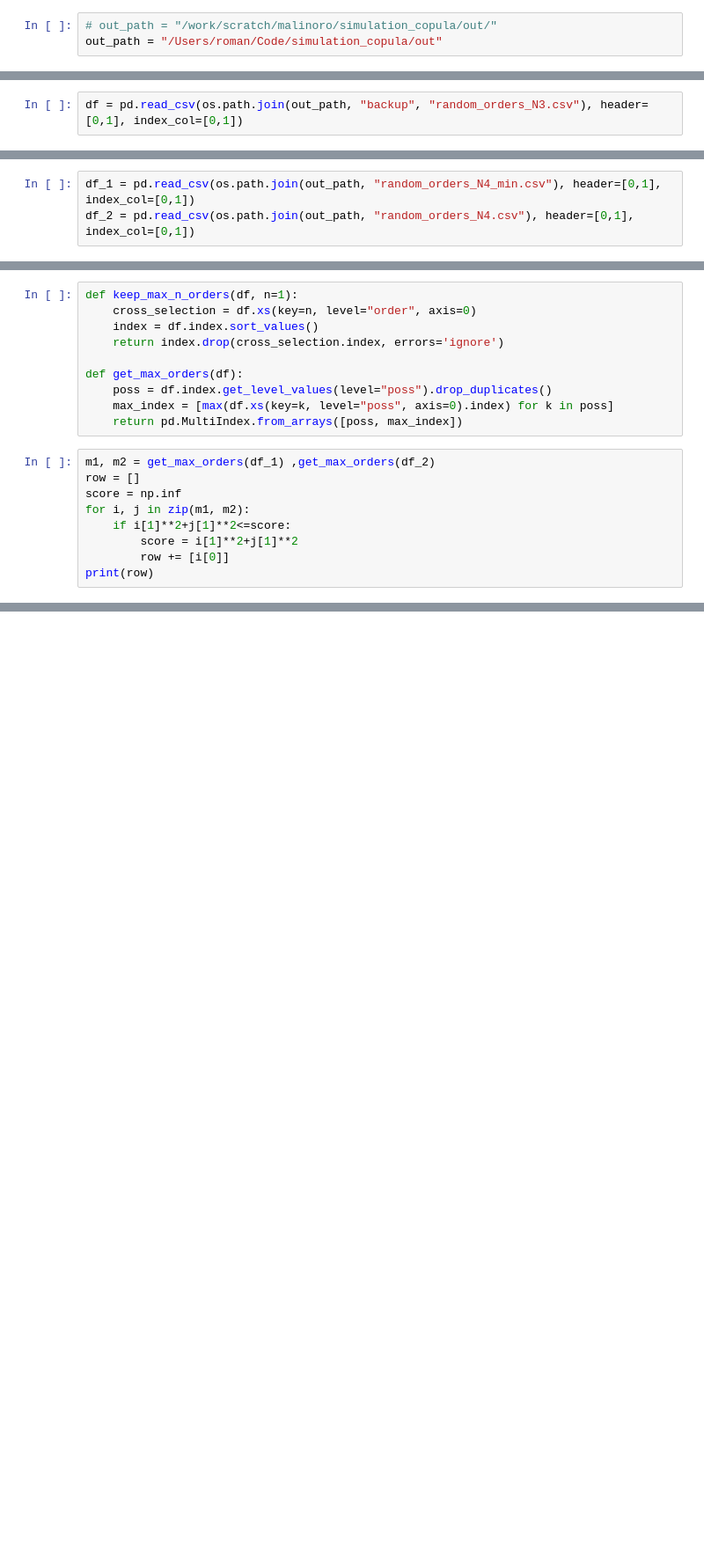
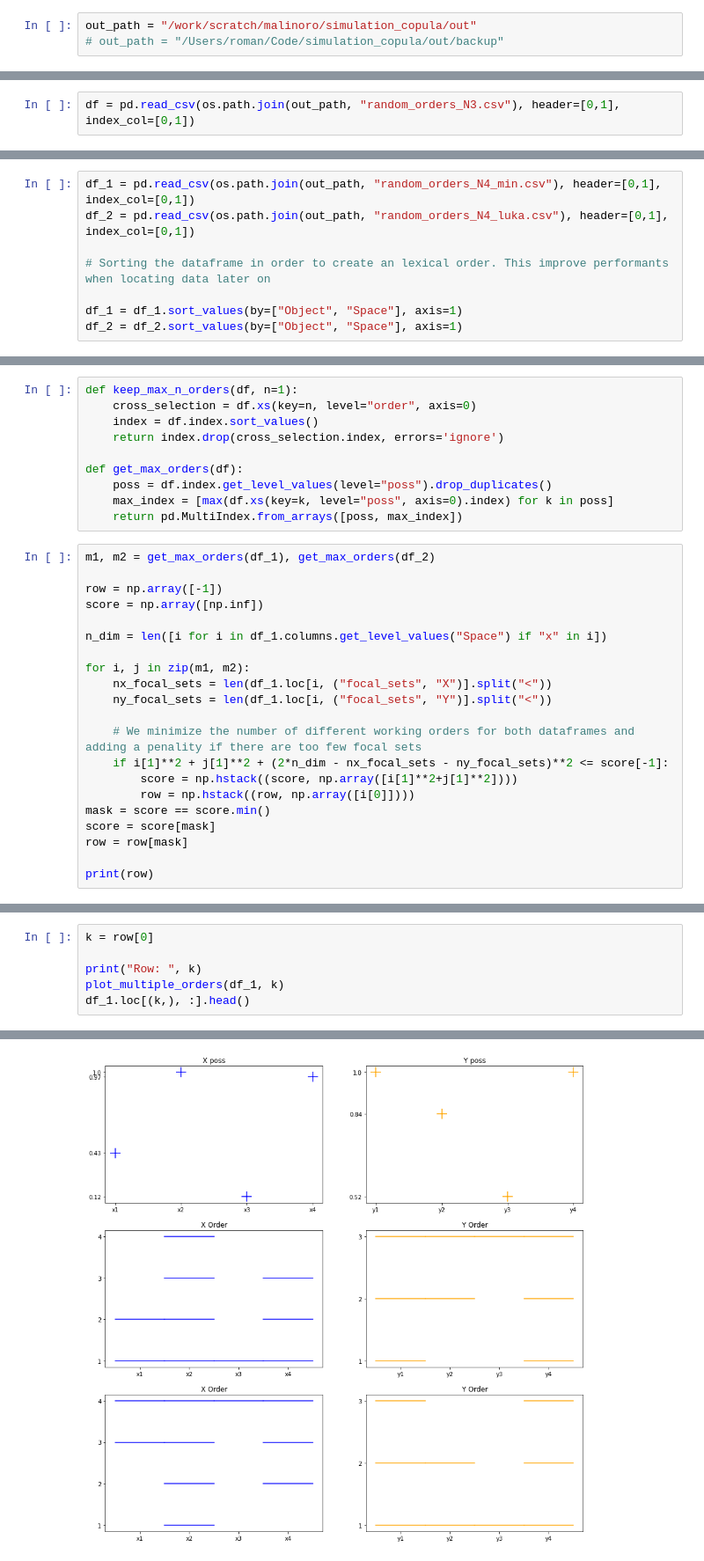
Before and after one commit to Roman-Malinowski/simulation_copula, a Jupyter notebook: dataframe_analysis.ipynb, the cells around one changed output, grey strips where cells are left out. Shown at 88% size. Saved outputs shown, nothing was run; the diff lists cells and outputs as text; blank space fills up the shorter version.

Commit message:
Checking orders for Luka and Min

```diff
--- a/dataframe_analysis.ipynb
+++ b/dataframe_analysis.ipynb
@@ -7,8 +7,8 @@ import matplotlib as mpl
 import numpy as np
 import os.path
 # %%
-# out_path = "/work/scratch/malinoro/simulation_copula/out/"
-out_path = "/Users/roman/Code/simulation_copula/out"
+out_path = "/work/scratch/malinoro/simulation_copula/out"
+# out_path = "/Users/roman/Code/simulation_copula/out/backup"
 # %% [markdown]
 ## Multiple figures
 # %%
@@ -104,7 +167,7 @@ def generator_lines(df):
         order_y = {order_y[i]: i + 1 for i in range(len(order_y))}
         yield [poss_x, poss_y, order_x, order_y]
 # %%
-df = pd.read_csv(os.path.join(out_path, "backup", "random_orders_N3.csv"), header=[0,1], index_col=[0,1])
+df = pd.read_csv(os.path.join(out_path, "random_orders_N3.csv"), header=[0,1], index_col=[0,1])
 # %%
 gen = generator_lines(df)
 
@@ -120,4 +180,9 @@ for _ in range(len(df)):
 # Analyse if df have the same possibilities
 # %%
 df_1 = pd.read_csv(os.path.join(out_path, "random_orders_N4_min.csv"), header=[0,1], index_col=[0,1])
-df_2 = pd.read_csv(os.path.join(out_path, "random_orders_N4.csv"), header=[0,1], index_col=[0,1])
+df_2 = pd.read_csv(os.path.join(out_path, "random_orders_N4_luka.csv"), header=[0,1], index_col=[0,1])
+
+# Sorting the dataframe in order to create an lexical order. This improve performants when locating data later on
+
+df_1 = df_1.sort_values(by=["Object", "Space"], axis=1)
+df_2 = df_2.sort_values(by=["Object", "Space"], axis=1)
@@ -146,12 +218,24 @@ def get_max_orders(df):
     max_index = [max(df.xs(key=k, level="poss", axis=0).index) for k in poss]
     return pd.MultiIndex.from_arrays([poss, max_index])
 # %%
-m1, m2 = get_max_orders(df_1) ,get_max_orders(df_2)
-row = []
-score = np.inf
+m1, m2 = get_max_orders(df_1), get_max_orders(df_2)
+
+row = np.array([-1])
+score = np.array([np.inf])
+
+n_dim = len([i for i in df_1.columns.get_level_values("Space") if "x" in i])
+
 for i, j in zip(m1, m2):
-    if i[1]**2+j[1]**2<=score:
-        score = i[1]**2+j[1]**2
-        row += [i[0]]
+    nx_focal_sets = len(df_1.loc[i, ("focal_sets", "X")].split("<"))
+    ny_focal_sets = len(df_1.loc[i, ("focal_sets", "Y")].split("<"))
+
+    # We minimize the number of different working orders for both dataframes and adding a penality if there are too few focal sets
+    if i[1]**2 + j[1]**2 + (2*n_dim - nx_focal_sets - ny_focal_sets)**2 <= score[-1]:
+        score = np.hstack((score, np.array([i[1]**2+j[1]**2])))
+        row = np.hstack((row, np.array([i[0]])))
+mask = score == score.min()
+score = score[mask]
+row = row[mask]
+
 print(row)
 # %% [output]
@@ -202,0 +243,7 @@ for k, z in zip(gen, zeb):
+# %%
+k = row[0]
+
+print("Row: ", k)
+plot_multiple_orders(df_1, k)
+df_1.loc[(k,), :].head()
+# %% [output]
@@ -202,0 +256 @@ for k, z in zip(gen, zeb):
+[figure, added]
```
Also changed, not shown: parts of 18 cells of this notebook.
